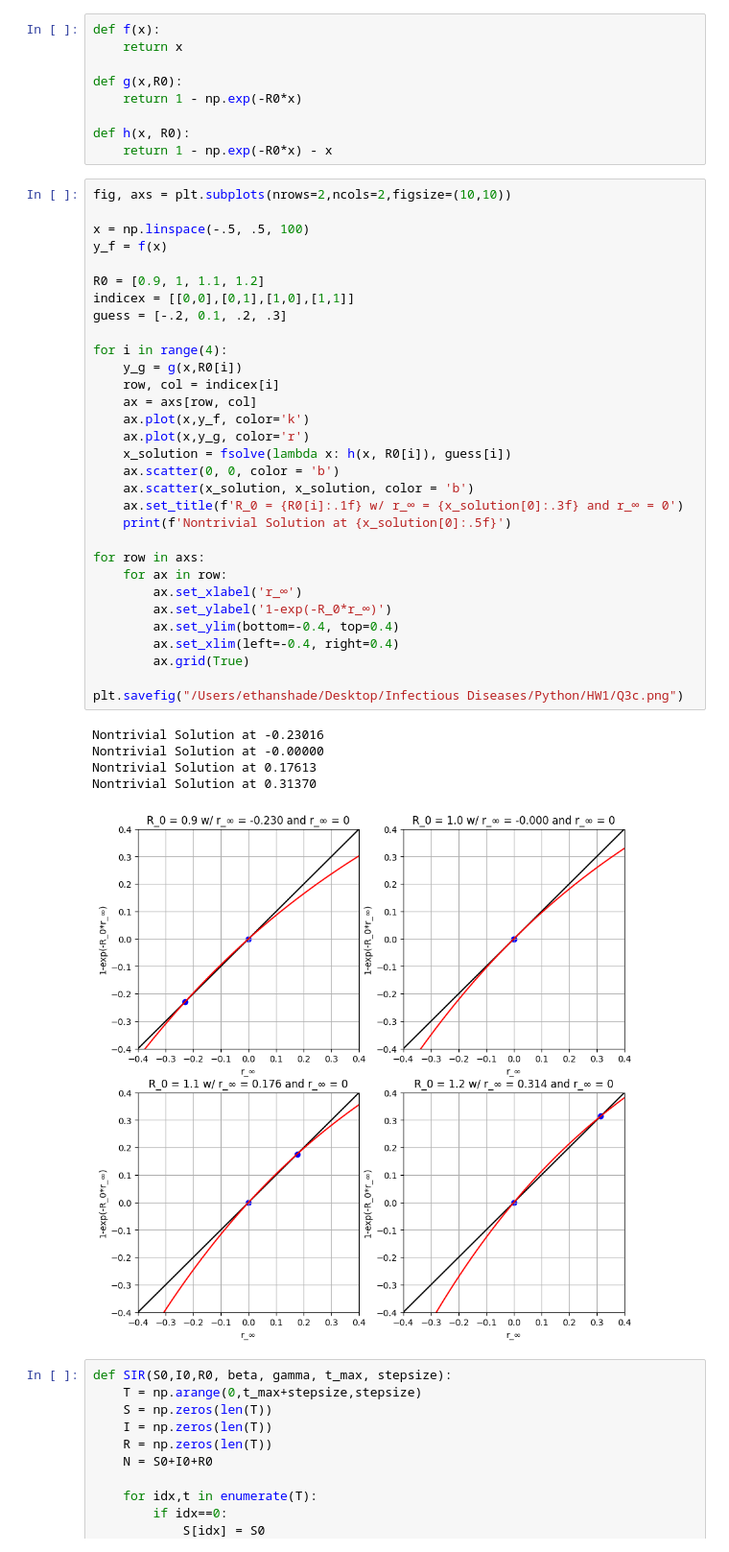
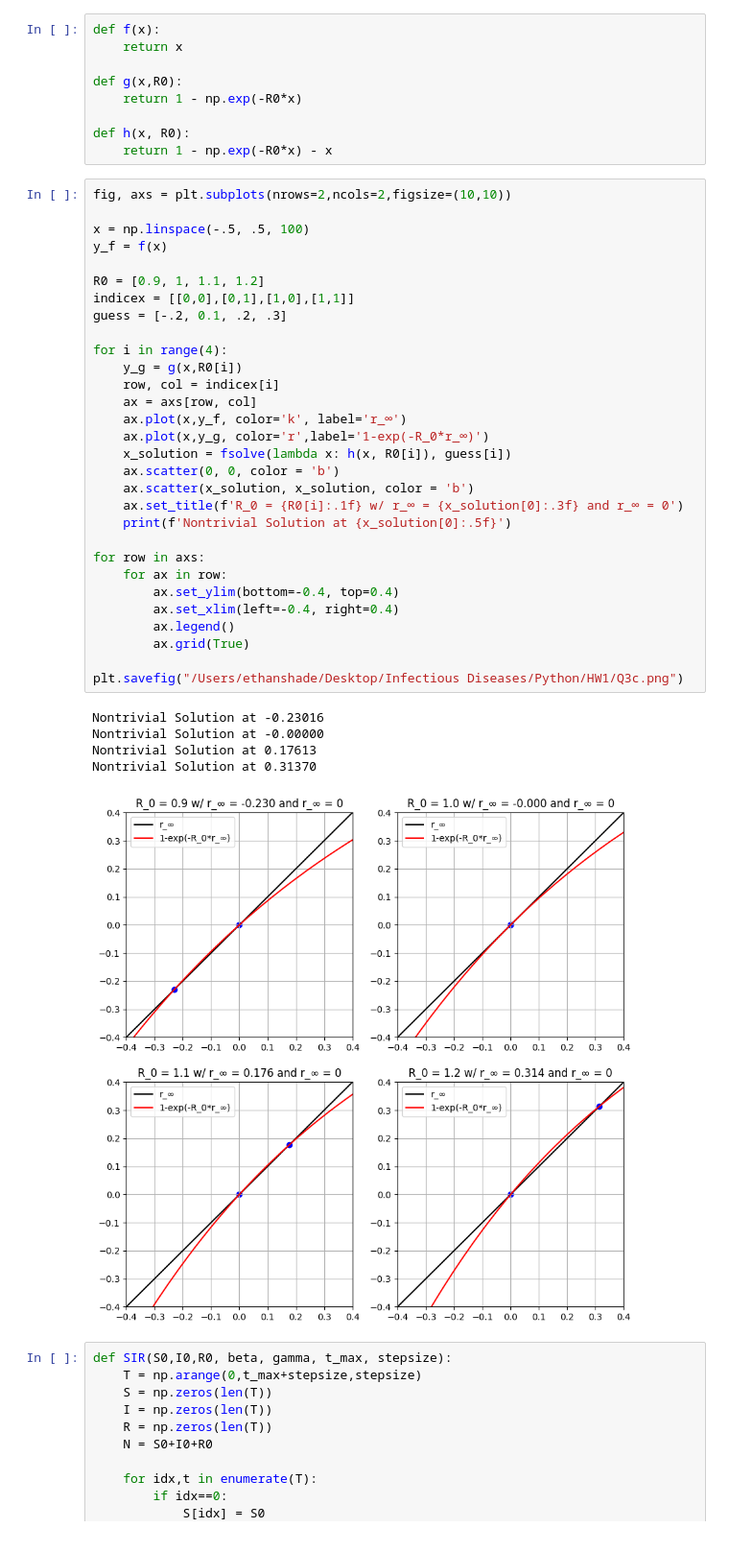
Before and after one commit to ethanshade/Python, a Jupyter notebook: HW1/HW1.ipynb, the cells around one changed output. Shown at 96% size. Saved outputs shown, nothing was run; the diff lists cells and outputs as text.

```diff
--- a/HW1/HW1.ipynb
+++ b/HW1/HW1.ipynb
@@ -75,38 +75,37 @@ fig, axs = plt.subplots(nrows=2,ncols=2,figsize=(10,10))
 
 x = np.linspace(-.5, .5, 100)
 y_f = f(x)
 
 R0 = [0.9, 1, 1.1, 1.2]
 indicex = [[0,0],[0,1],[1,0],[1,1]]
 guess = [-.2, 0.1, .2, .3]
 
 for i in range(4):
     y_g = g(x,R0[i])
     row, col = indicex[i]
     ax = axs[row, col]
-    ax.plot(x,y_f, color='k')
-    ax.plot(x,y_g, color='r')
+    ax.plot(x,y_f, color='k', label='r_∞')
+    ax.plot(x,y_g, color='r',label='1-exp(-R_0*r_∞)')
     x_solution = fsolve(lambda x: h(x, R0[i]), guess[i])
     ax.scatter(0, 0, color = 'b')
     ax.scatter(x_solution, x_solution, color = 'b')
     ax.set_title(f'R_0 = {R0[i]:.1f} w/ r_∞ = {x_solution[0]:.3f} and r_∞ = 0')
     print(f'Nontrivial Solution at {x_solution[0]:.5f}')
 
 for row in axs:
     for ax in row:
-        ax.set_xlabel('r_∞')
-        ax.set_ylabel('1-exp(-R_0*r_∞)')
         ax.set_ylim(bottom=-0.4, top=0.4)
         ax.set_xlim(left=-0.4, right=0.4)
+        ax.legend()
         ax.grid(True)
 
 plt.savefig("/Users/ethanshade/Desktop/Infectious Diseases/Python/HW1/Q3c.png")
 # %% [output]
 Nontrivial Solution at -0.23016
 Nontrivial Solution at -0.00000
 Nontrivial Solution at 0.17613
 Nontrivial Solution at 0.31370
-[figure, old version]
+[figure, new version]
 # %%
 def SIR(S0,I0,R0, beta, gamma, t_max, stepsize):
     T = np.arange(0,t_max+stepsize,stepsize)
```
Also changed, not shown: 2 other files.
